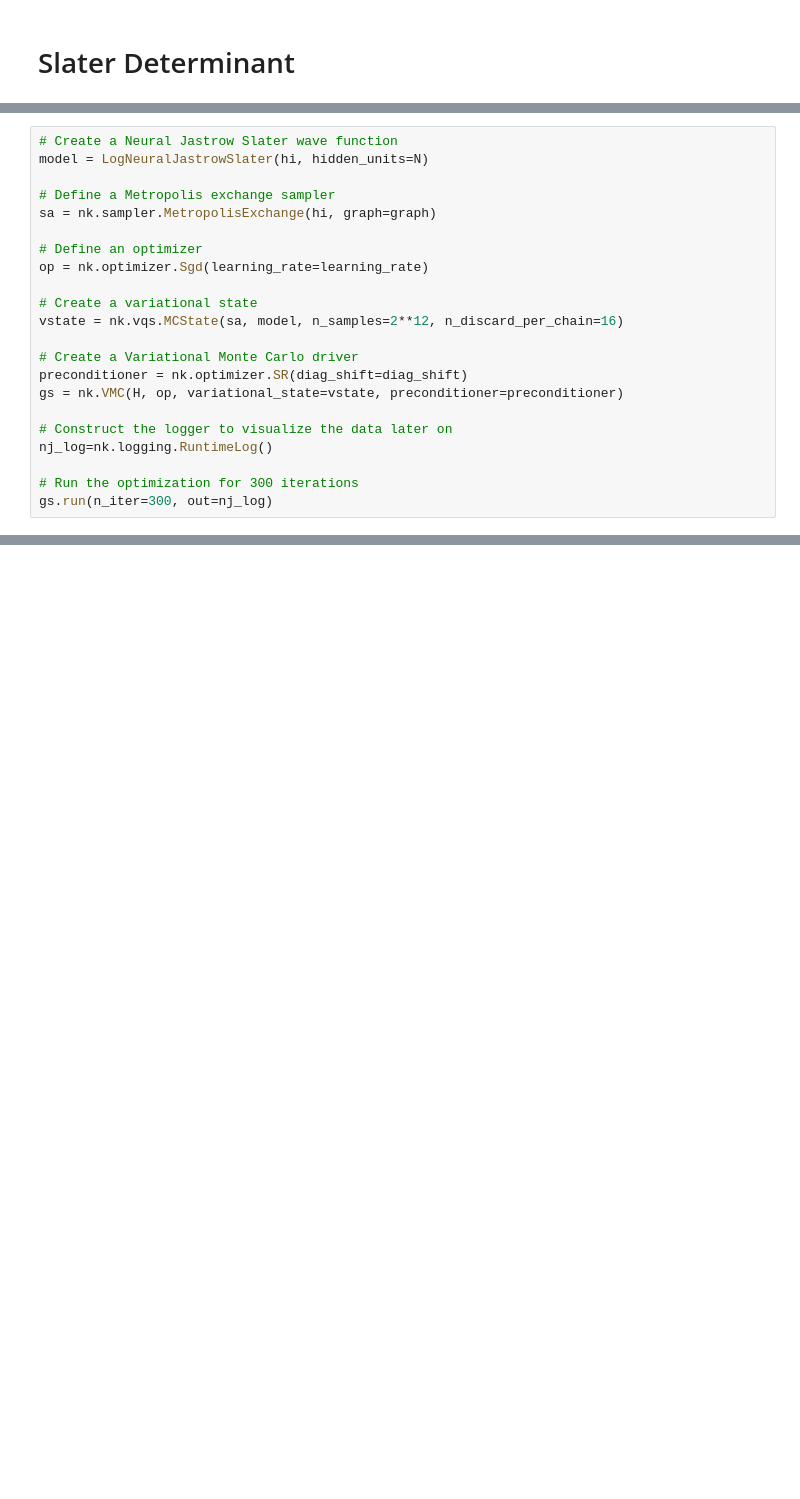
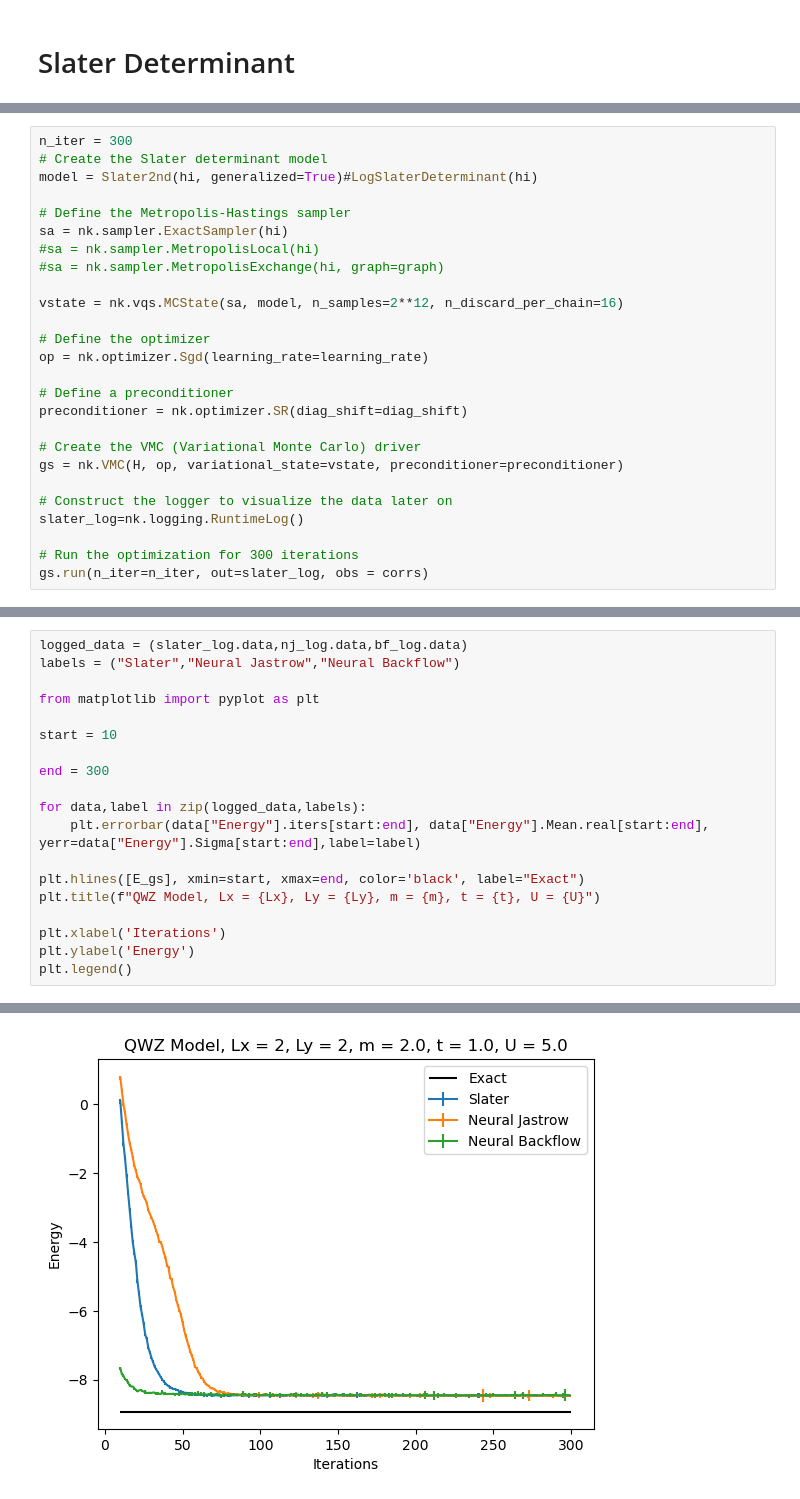
Before and after one commit to wttai004/machine_learning, a Jupyter notebook: netket_qwz/netket_qwz.ipynb, the cells around one changed output, grey strips where cells are left out. Saved outputs shown, nothing was run; the diff lists cells and outputs as text; blank space fills up the shorter version.

```diff
--- a/netket_qwz/netket_qwz.ipynb
+++ b/netket_qwz/netket_qwz.ipynb
@@ -92,24 +94,28 @@ Relative error   : 0.2478252247661863
 # %%
-# Create a Neural Jastrow Slater wave function
-model = LogNeuralJastrowSlater(hi, hidden_units=N)
+n_iter = 300
+# Create the Slater determinant model
+model = Slater2nd(hi, generalized=True)#LogSlaterDeterminant(hi)
 
-# Define a Metropolis exchange sampler
-sa = nk.sampler.MetropolisExchange(hi, graph=graph)
+# Define the Metropolis-Hastings sampler
+sa = nk.sampler.ExactSampler(hi)
+#sa = nk.sampler.MetropolisLocal(hi)
+#sa = nk.sampler.MetropolisExchange(hi, graph=graph)
 
-# Define an optimizer
+vstate = nk.vqs.MCState(sa, model, n_samples=2**12, n_discard_per_chain=16)
+
+# Define the optimizer
 op = nk.optimizer.Sgd(learning_rate=learning_rate)
 
-# Create a variational state
-vstate = nk.vqs.MCState(sa, model, n_samples=2**12, n_discard_per_chain=16)
+# Define a preconditioner
+preconditioner = nk.optimizer.SR(diag_shift=diag_shift)
 
-# Create a Variational Monte Carlo driver
-preconditioner = nk.optimizer.SR(diag_shift=diag_shift)
+# Create the VMC (Variational Monte Carlo) driver
 gs = nk.VMC(H, op, variational_state=vstate, preconditioner=preconditioner)
 
 # Construct the logger to visualize the data later on
-nj_log=nk.logging.RuntimeLog()
+slater_log=nk.logging.RuntimeLog()
 
 # Run the optimization for 300 iterations
-gs.run(n_iter=300, out=nj_log)
+gs.run(n_iter=n_iter, out=slater_log, obs = corrs)
 # %% [output]
 (RuntimeLog():
@@ -262,0 +204,20 @@ Relative error   : 0.447562682755657
+# %%
+logged_data = (slater_log.data,nj_log.data,bf_log.data)
+labels = ("Slater","Neural Jastrow","Neural Backflow")
+
+from matplotlib import pyplot as plt
+
+start = 10
+
+end = 300
+
+for data,label in zip(logged_data,labels):
+    plt.errorbar(data["Energy"].iters[start:end], data["Energy"].Mean.real[start:end], yerr=data["Energy"].Sigma[start:end],label=label)
+
+plt.hlines([E_gs], xmin=start, xmax=end, color='black', label="Exact")
+plt.title(f"QWZ Model, Lx = {Lx}, Ly = {Ly}, m = {m}, t = {t}, U = {U}")
+
+plt.xlabel('Iterations')
+plt.ylabel('Energy')
+plt.legend()
+# %% [output]
@@ -262,0 +225 @@ Relative error   : 0.447562682755657
+[figure, added]
```
Also changed, not shown: parts of 14 cells of this notebook, 2 other files.
